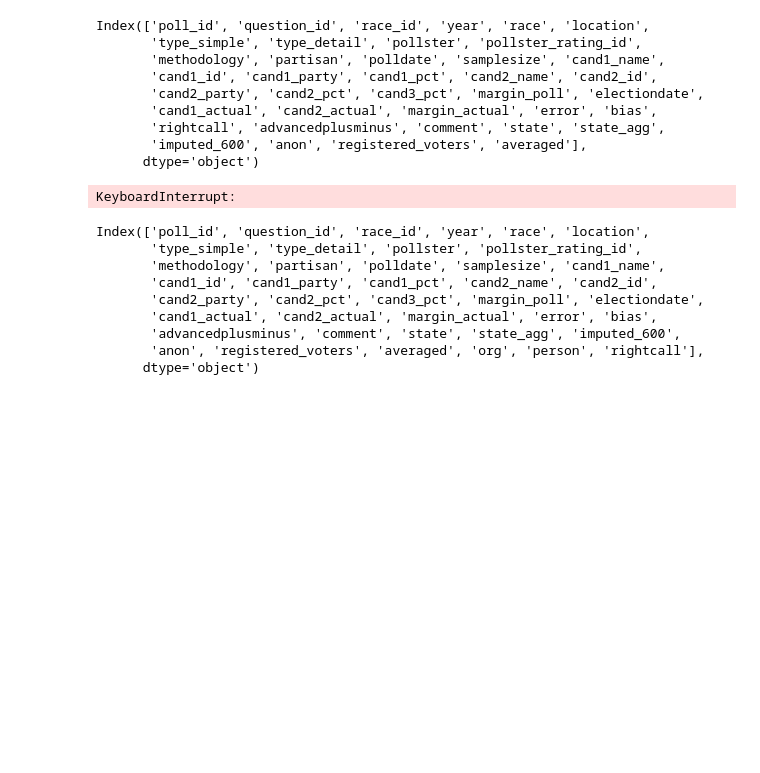
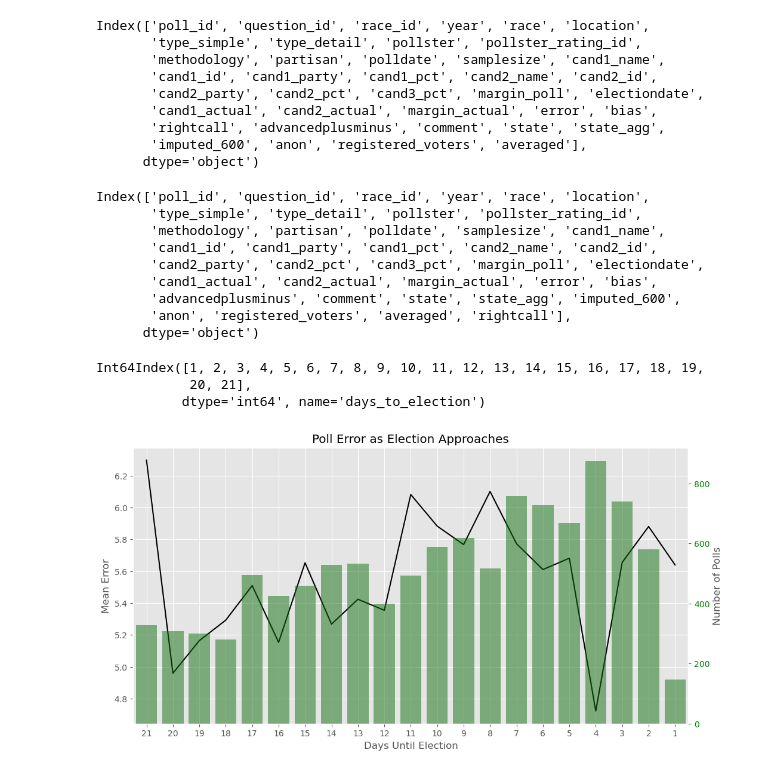
Before and after one commit to vijay-ravuri/poll-accuracy-modeling, a Jupyter notebook: code/starter_vijay.ipynb, the cells around one changed output. Cells and saved outputs as stored; diff of their text form; code cells hidden in the pictures; blank space fills up the shorter version.

```diff
--- a/code/starter_vijay.ipynb
+++ b/code/starter_vijay.ipynb
@@ -714,10 +714,8 @@ Index(['poll_id', 'question_id', 'race_id', 'year', 'race', 'location',
 # %%
 from feature_extraction import org_finder, person_finder
 # %%
-polls['org'] = polls['comment'].apply(lambda x: org_finder(x) if x is not np.nan else 0)
-polls['person'] = polls['comment'].apply(lambda x: person_finder(x) if x is not np.nan else 0)
+#polls['org'] = polls['comment'].apply(lambda x: org_finder(x) if x is not np.nan else 0)
+#polls['person'] = polls['comment'].apply(lambda x: person_finder(x) if x is not np.nan else 0)
-# %% [output]
-KeyboardInterrupt:
 # %%
 # polls.to_csv('../data/raw-polls-updated.csv', index = False)
 # %%
@@ -732,5 +730,37 @@ Index(['poll_id', 'question_id', 'race_id', 'year', 'race', 'location',
        'cand2_party', 'cand2_pct', 'cand3_pct', 'margin_poll', 'electiondate',
        'cand1_actual', 'cand2_actual', 'margin_actual', 'error', 'bias',
        'advancedplusminus', 'comment', 'state', 'state_agg', 'imputed_600',
-       'anon', 'registered_voters', 'averaged', 'org', 'person', 'rightcall'],
+       'anon', 'registered_voters', 'averaged', 'rightcall'],
       dtype='object')
+# %%
+polls['pdate'] = pd.to_datetime(polls['polldate'], format = r'%m/%d/%Y')
+polls['edate'] = pd.to_datetime(polls['electiondate'], format = r'%m/%d/%Y')
+# %%
+polls['days_to_election'] = polls['edate'] - polls['pdate']
+# %%
+error_vs_days = polls.groupby('days_to_election')['error'].mean()
+polls_vs_days = polls.groupby('days_to_election')['error'].count()
+# %%
+error_vs_days.index.days
+# %% [output]
+Int64Index([1, 2, 3, 4, 5, 6, 7, 8, 9, 10, 11, 12, 13, 14, 15, 16, 17, 18, 19,
+            20, 21],
+           dtype='int64', name='days_to_election')
+# %%
+plt.style.use('ggplot')
+_, ax = plt.subplots(figsize = (12,6))
+sns.lineplot(x =  error_vs_days.index.days - 1, y = error_vs_days.values, ax = ax, color = 'black')
+# ax.set_xticks(ticks = range(-21, 0), labels = range(21, 0, -1))
+ax2 = ax.twinx()
+sns.barplot(x = -1 * polls_vs_days.index.days, y = polls_vs_days.values, color = 'green', ax  = ax2, alpha = 0.5)
+ax2.grid(False);
+ax2.set_xticks(ticks = ax.get_xticks(), labels = range(21, 0, -1)); # ticks = range(-21, 0),
+
+plt.title('Poll Error as Election Approaches')
+ax.set_xlabel('Days Until Election')
+ax.set_ylabel('Mean Error')
+ax2.set_ylabel('Number of Polls')
+
+ax2.tick_params(colors = 'green', which = 'major');
+# %% [output]
+[figure, added]
```
Also changed, not shown: parts of 7 cells of this notebook.
